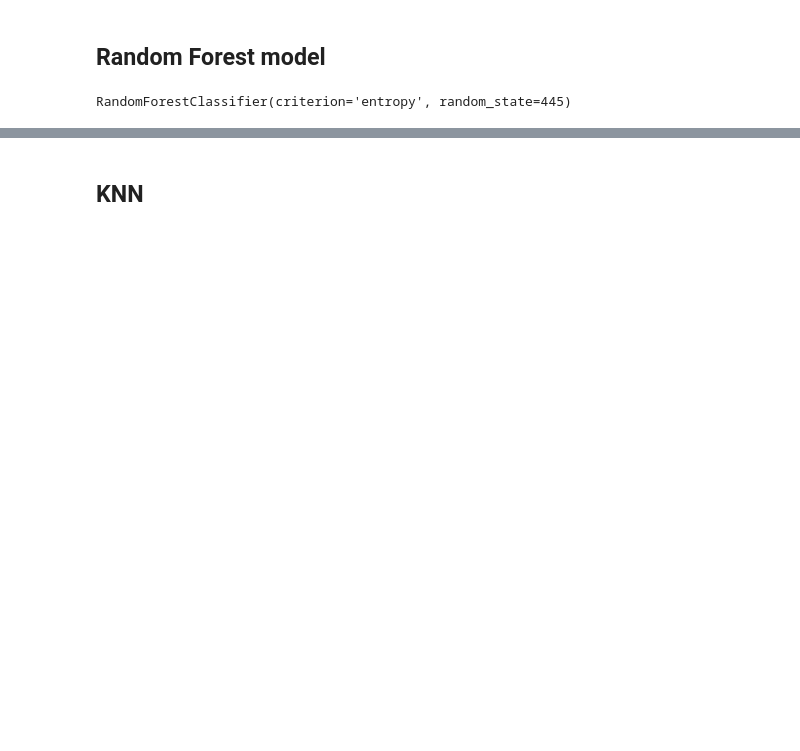
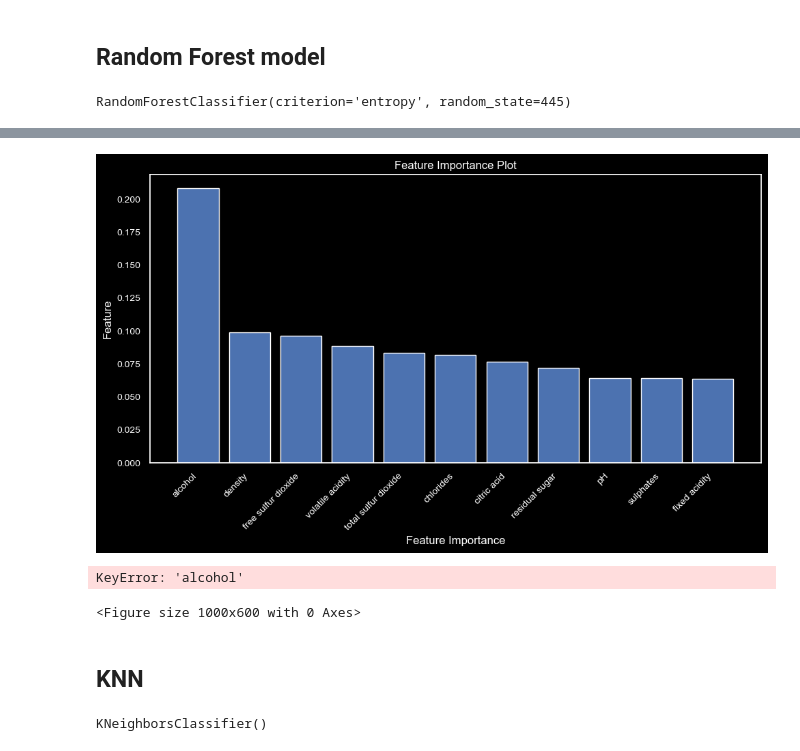
Before and after one commit to gabriela-arlt/BlueBerry-Winery, a Jupyter notebook: wine+quality/ML- Quality Label Full Dataset without outliers.ipynb, the cells around one changed output, grey strips where cells are left out. Drawn from its saved outputs; the diff is of its cells as text; code cells hidden in the pictures; blank space fills up the shorter version.

```diff
--- a/wine+quality/ML- Quality Label Full Dataset without outliers.ipynb
+++ b/wine+quality/ML- Quality Label Full Dataset without outliers.ipynb
@@ -536,2 +460,38 @@ Confusion Matrix:
+# %%
+
+# Feature Importance Plot
+sns.set_theme(rc={'axes.facecolor':'black', 'figure.facecolor':'black', 'grid.color': 'black' })
+plt.figure(figsize=(10, 6))
+feat_importances = RF_model.feature_importances_
+feat_names = wine4.columns[:-1]
+indices = np.argsort(feat_importances)[::-1]
+plt.bar(range(X.shape[1]), feat_importances[indices], align="center")
+plt.xticks(range(X.shape[1]), [feat_names[i] for i in indices], rotation=45, ha='right')
+plt.xlabel('Feature Importance', color='white')
+plt.ylabel('Feature', color='white')
+plt.title('Feature Importance Plot', color='white')
+plt.xticks(fontsize=10, color='white')
+plt.yticks(fontsize=10, color='white')
+plt.tight_layout()
+plt.show()
+# %% [output]
+[figure, added]
+# %%
+# Assuming clf is your trained Random Forest classifier
+# Plot feature importance
+
+
+
+
+
+plt.xlabel('Feature Importance', color='white')
+plt.ylabel('Feature', color='white')
+plt.title('Feature Importance Plot', color='white')
+plt.xticks(fontsize=10, color='white')
+plt.yticks(fontsize=10, color='white')
+plt.show()
+# %% [output]
+KeyError: 'alcohol'
+<Figure size 1000x600 with 0 Axes>
 # %% [markdown]
 ## KNN
@@ -537,0 +508,6 @@ Confusion Matrix:
+# %%
+k = 5  # You can adjust this value based on your problem
+knn_model = KNeighborsClassifier(n_neighbors=k)
+knn_model.fit(X_train_scaled, y_train_resampled)
+# %% [output]
+KNeighborsClassifier()
```
Also changed, not shown: parts of 75 cells of this notebook, 8 other files.
